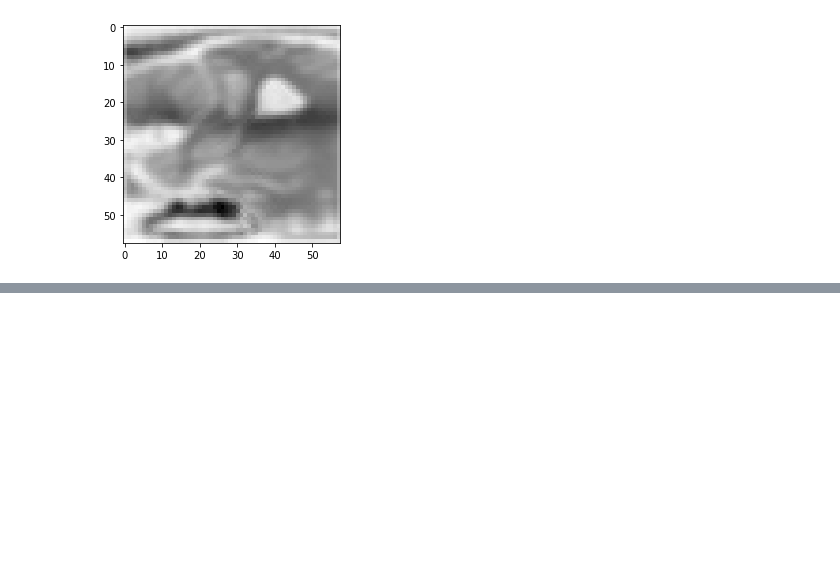
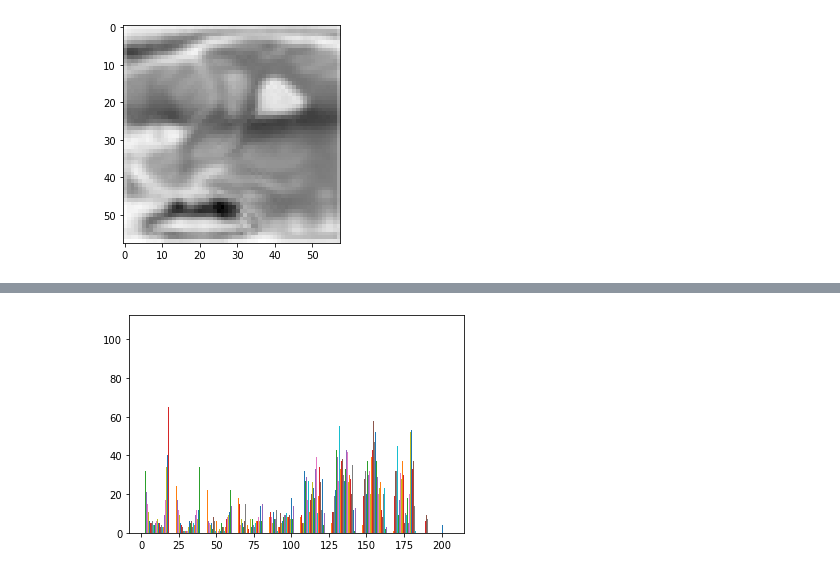
Before and after one commit to fabiansvc/project-mri, a Jupyter notebook: main.ipynb, the cells around one changed output, grey strips where cells are left out. Cells and saved outputs as stored; diff of their text form; code cells hidden in the pictures; blank space fills up the shorter version.

```diff
--- a/main.ipynb
+++ b/main.ipynb
@@ -353,0 +331,5 @@ plt.show()
+# %%
+plt.hist(img3)
+plt.show()
+# %% [output]
+[figure, added]
```
Also changed, not shown: parts of 25 cells of this notebook.
